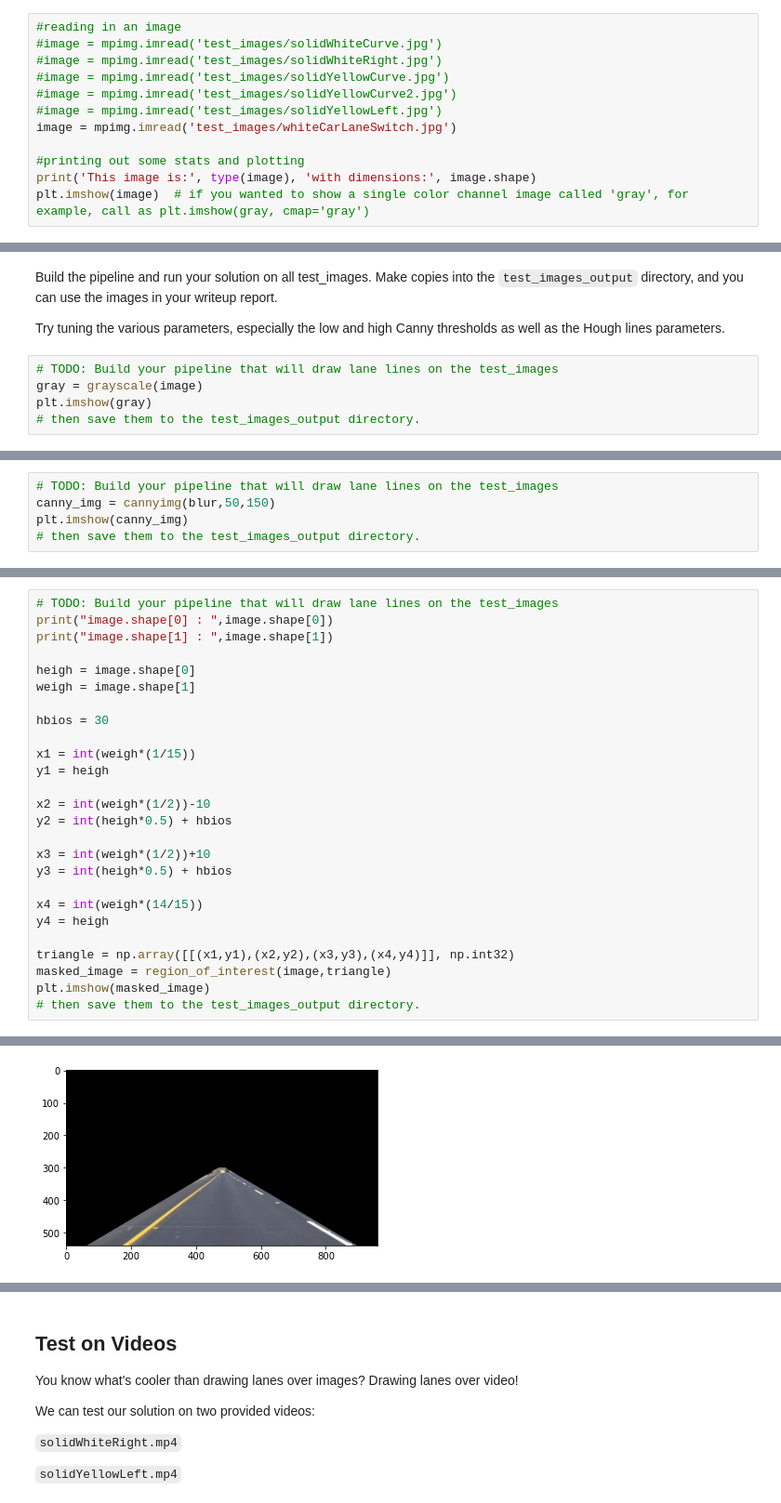
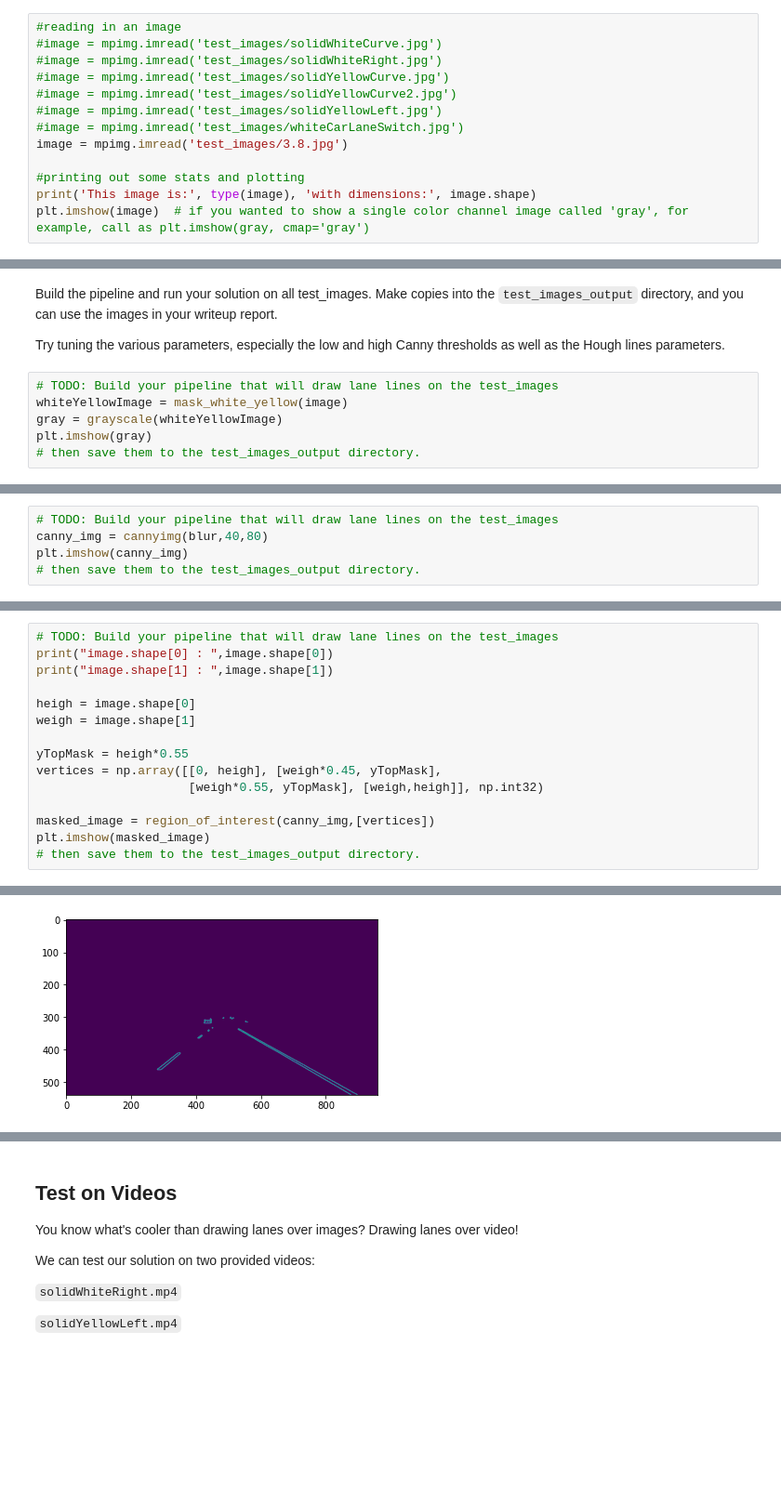
Before and after one commit to Zong-Yue/CarND-LaneLines-P1, a Jupyter notebook: P1.ipynb, the cells around one changed output, grey strips where cells are left out. Shown at 93% size. Cells and saved outputs as stored; diff of their text form; blank space fills up the shorter version.

```diff
--- a/P1.ipynb
+++ b/P1.ipynb
@@ -56,7 +56,8 @@ import cv2
 #image = mpimg.imread('test_images/solidYellowCurve.jpg')
 #image = mpimg.imread('test_images/solidYellowCurve2.jpg')
 #image = mpimg.imread('test_images/solidYellowLeft.jpg')
-image = mpimg.imread('test_images/whiteCarLaneSwitch.jpg')
+#image = mpimg.imread('test_images/whiteCarLaneSwitch.jpg')
+image = mpimg.imread('test_images/3.8.jpg')
 
 #printing out some stats and plotting
 print('This image is:', type(image), 'with dimensions:', image.shape)
@@ -247,7 +261,8 @@ Build the pipeline and run your solution on all test_images. Make copies into th
 Try tuning the various parameters, especially the low and high Canny thresholds as well as the Hough lines parameters.
 # %%
 # TODO: Build your pipeline that will draw lane lines on the test_images
-gray = grayscale(image)
+whiteYellowImage = mask_white_yellow(image)
+gray = grayscale(whiteYellowImage)
 plt.imshow(gray)
 # then save them to the test_images_output directory.
 # %% [output]
@@ -265,6 +280,6 @@ plt.imshow(blur)
 # %%
 # TODO: Build your pipeline that will draw lane lines on the test_images
-canny_img = cannyimg(blur,50,150)
+canny_img = cannyimg(blur,40,80)
 plt.imshow(canny_img)
 # then save them to the test_images_output directory.
 # %% [output]
@@ -273,33 +288,22 @@ plt.imshow(canny_img)
 # %%
 # TODO: Build your pipeline that will draw lane lines on the test_images
 print("image.shape[0] : ",image.shape[0])
 print("image.shape[1] : ",image.shape[1])
 
 heigh = image.shape[0]
 weigh = image.shape[1]
 
-hbios = 30
+yTopMask = heigh*0.55
+vertices = np.array([[0, heigh], [weigh*0.45, yTopMask],
+				     [weigh*0.55, yTopMask], [weigh,heigh]], np.int32)
 
-x1 = int(weigh*(1/15))
-y1 = heigh
-
-x2 = int(weigh*(1/2))-10
-y2 = int(heigh*0.5) + hbios
-
-x3 = int(weigh*(1/2))+10
-y3 = int(heigh*0.5) + hbios
-
-x4 = int(weigh*(14/15))
-y4 = heigh
-
-triangle = np.array([[(x1,y1),(x2,y2),(x3,y3),(x4,y4)]], np.int32)
-masked_image = region_of_interest(image,triangle)
+masked_image = region_of_interest(canny_img,[vertices])
 plt.imshow(masked_image)
 # then save them to the test_images_output directory.
 # %% [output]
 image.shape[0] :  540
 image.shape[1] :  960
 <matplotlib.image.AxesImage at 0x...>
-[figure, old version]
+[figure, new version]
 # %%
 # TODO: Build your pipeline that will draw lane lines on the test_images
```
Also changed, not shown: parts of 12 cells of this notebook, 10 other files.
